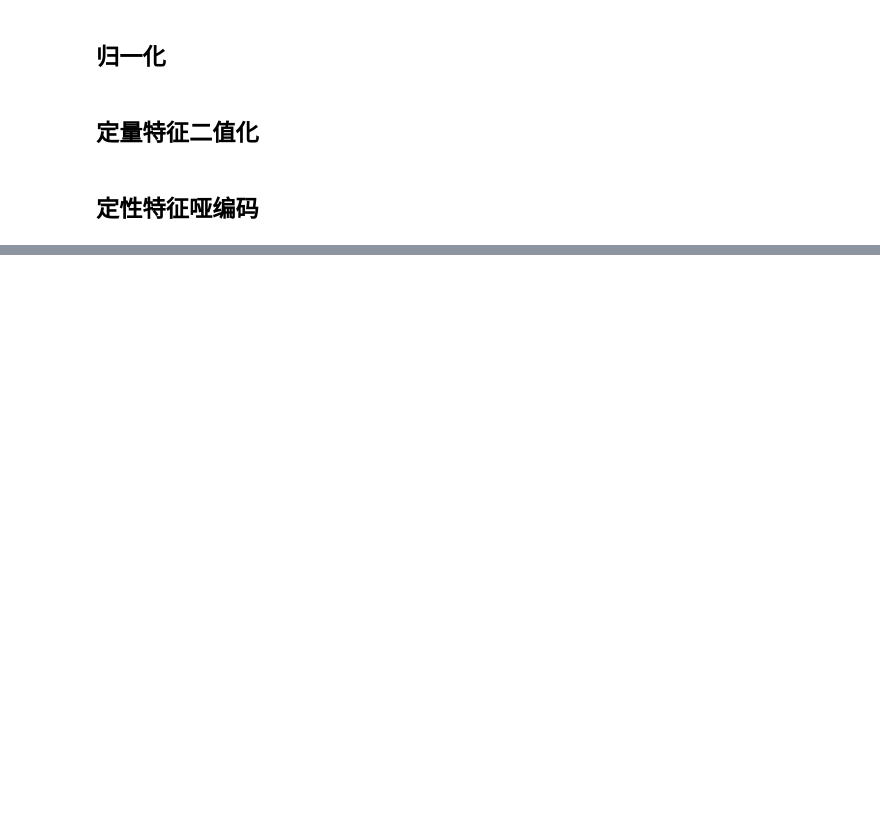
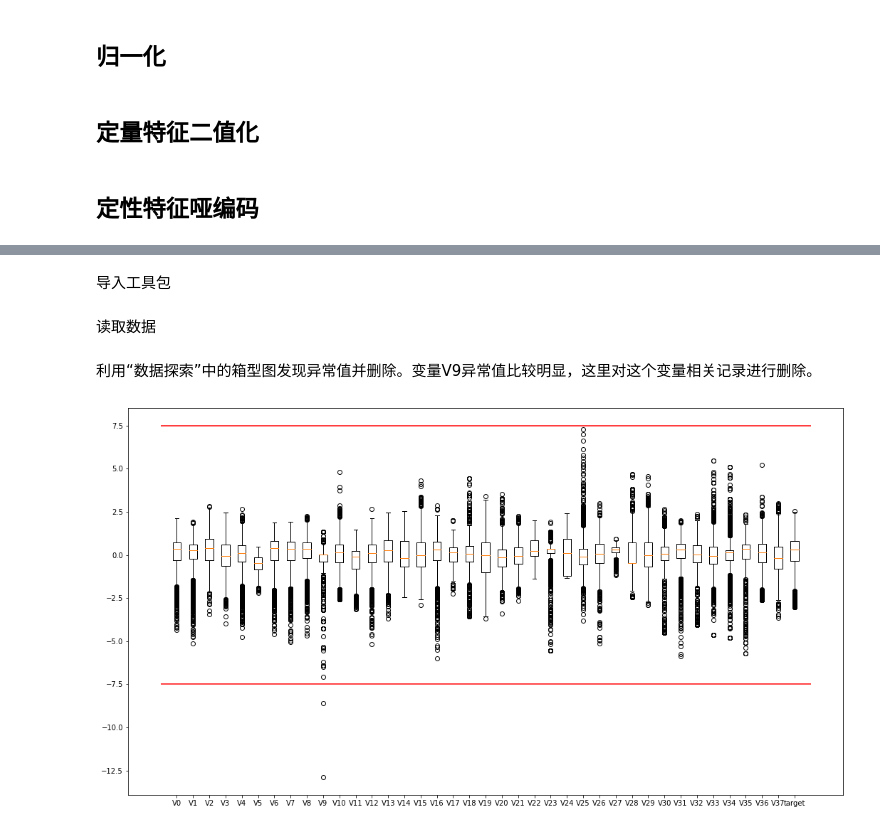
Before and after one commit to yuebo2015/data_competition, a Jupyter notebook: sum02_feature_engineering.ipynb, the cells around one changed output, grey strips where cells are left out. Cells and saved outputs as stored; diff of their text form; code cells hidden in the pictures; blank space fills up the shorter version.

```diff
--- a/sum02_feature_engineering.ipynb
+++ b/sum02_feature_engineering.ipynb
@@ -73,0 +216,2 @@ iris_st = Binarizer(threshold=3).fit_transform(iris.data)
+# %% [markdown]
+导入工具包
@@ -73,0 +230,2 @@ iris_st = Binarizer(threshold=3).fit_transform(iris.data)
+# %% [markdown]
+读取数据
@@ -73,0 +238,9 @@ iris_st = Binarizer(threshold=3).fit_transform(iris.data)
+# %% [markdown]
+利用“数据探索”中的箱型图发现异常值并删除。变量V9异常值比较明显，这里对这个变量相关记录进行删除。
+# %%
+plt.figure(figsize=(18, 10))
+plt.boxplot(x=train_data.values,labels=train_data.columns)
+plt.hlines([-7.5, 7.5], 0, 40, colors='r')
+plt.show()
+# %% [output]
+[figure, added]
```
Also changed, not shown: parts of 43 cells of this notebook, 1 other file.
